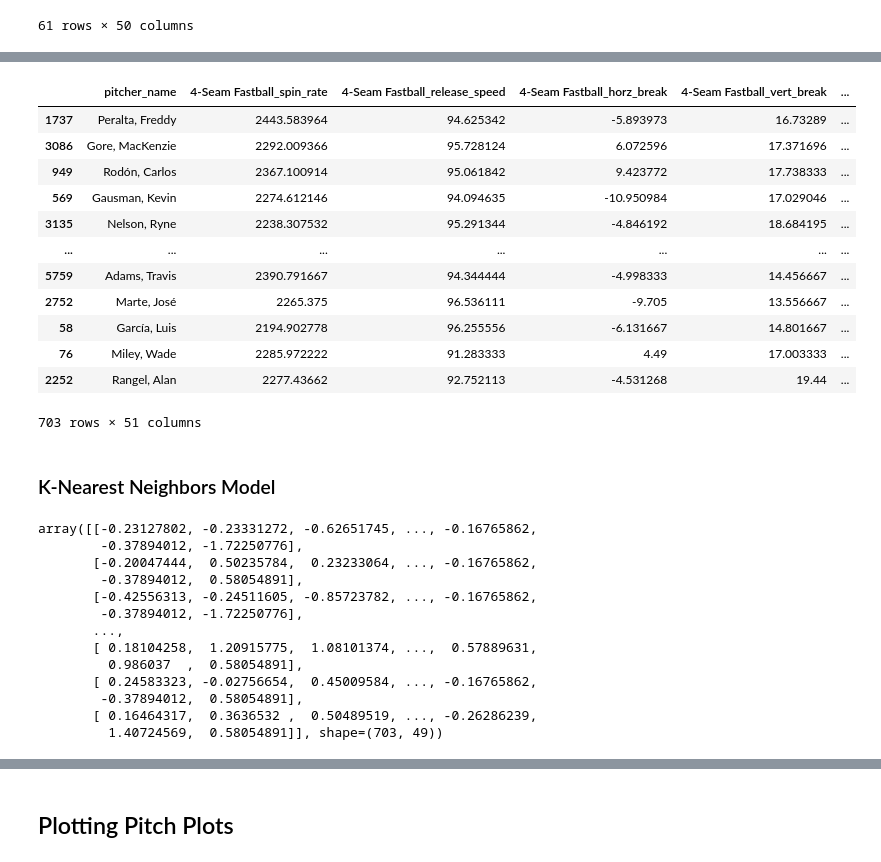
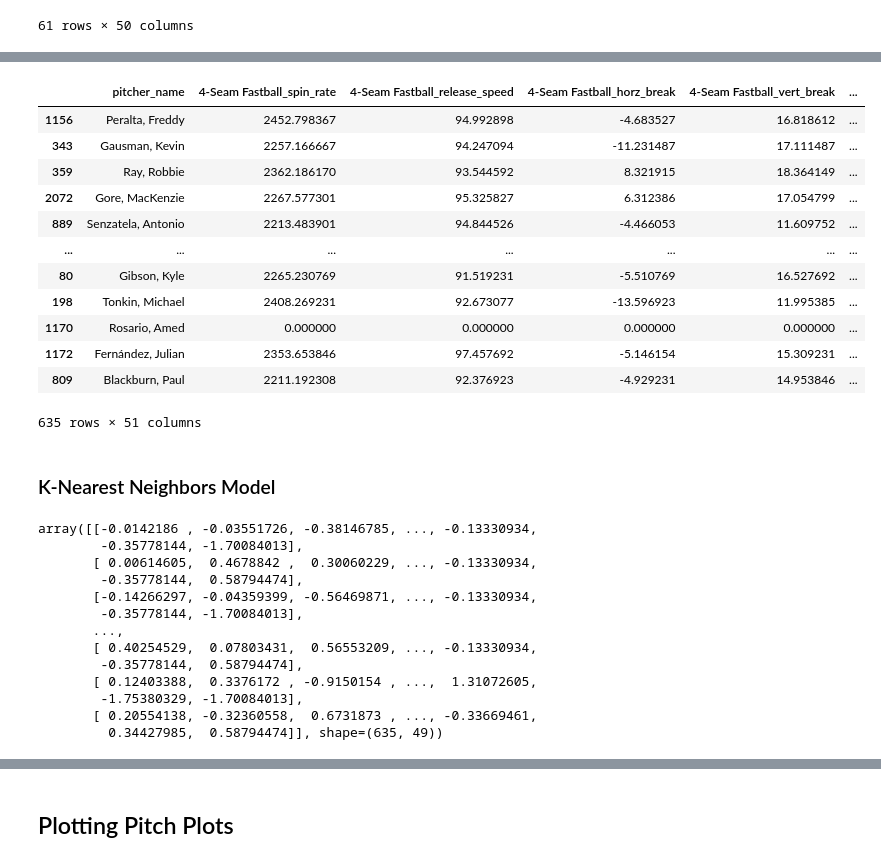
Before and after one commit to jackkalsched/UCSD_Baseball_25, a Jupyter notebook: Pitching/mlb arsenal comparisons/big_league_comparison.ipynb, the cells around one changed output, grey strips where cells are left out. Drawn from its saved outputs; the diff is of its cells as text; code cells hidden in the pictures.

```diff
--- a/Pitching/mlb arsenal comparisons/big_league_comparison.ipynb
+++ b/Pitching/mlb arsenal comparisons/big_league_comparison.ipynb
@@ -28,7 +28,7 @@ warnings.filterwarnings("ignore")
 # Loading in the Data
 # %%
 ## the code below to run the data takes like 5 1/2 min to run but we get 4 years worth of data
-start_date = '2024-03-01'
+start_date = '2025-03-01'
 end_date = '2025-08-01'
 
 statcast_data = pyb.statcast(start_date, end_date)
@@ -369,32 +368,32 @@ mlb_vectors_withhand
 # %%
 # Encode handedness for KNN model (Left = 0, Right = 1)
 def encode_handedness(row):
 
     if (row['handedness'] == 'R') | (row['handedness'] == 'Right'):
         row['handedness'] = 1
     if (row['handedness'] == 'L') | (row['handedness'] == 'Left'):
         row['handedness'] = 0
 
     return row
 
 mlb_vectors_withhand = mlb_vectors_withhand.apply(encode_handedness, axis = 1).copy().drop_duplicates(subset = 'pitcher_name').sort_values(by = 'count_pitch', ascending = False)
-mlb_vectors_withhand = mlb_vectors_withhand[mlb_vectors_withhand['count_pitch'] > 70]
+mlb_vectors_withhand = mlb_vectors_withhand[mlb_vectors_withhand['count_pitch'] > 25]
 ucsd_vectors_withhand = ucsd_vectors_withhand.apply(encode_handedness, axis = 1).copy().drop_duplicates(subset = 'pitcher')
 display(mlb_vectors_withhand)
 # %% [output]
 |  | pitcher_name | 4-Seam Fastball_spin_rate | 4-Seam Fastball_release_speed | 4-Seam Fastball_horz_break | 4-Seam Fastball_vert_break | ... |
-| 1737 | Peralta, Freddy | 2443.583964 | 94.625342 | -5.893973 | 16.73289 | ... |
-| 3086 | Gore, MacKenzie | 2292.009366 | 95.728124 | 6.072596 | 17.371696 | ... |
-| 949 | Rodón, Carlos | 2367.100914 | 95.061842 | 9.423772 | 17.738333 | ... |
-| 569 | Gausman, Kevin | 2274.612146 | 94.094635 | -10.950984 | 17.029046 | ... |
-| 3135 | Nelson, Ryne | 2238.307532 | 95.291344 | -4.846192 | 18.684195 | ... |
+| 1156 | Peralta, Freddy | 2452.798367 | 94.992898 | -4.683527 | 16.818612 | ... |
+| 343 | Gausman, Kevin | 2257.166667 | 94.247094 | -11.231487 | 17.111487 | ... |
+| 359 | Ray, Robbie | 2362.186170 | 93.544592 | 8.321915 | 18.364149 | ... |
+| 2072 | Gore, MacKenzie | 2267.577301 | 95.325827 | 6.312386 | 17.054799 | ... |
+| 889 | Senzatela, Antonio | 2213.483901 | 94.844526 | -4.466053 | 11.609752 | ... |
 | ... | ... | ... | ... | ... | ... | ... |
-| 5759 | Adams, Travis | 2390.791667 | 94.344444 | -4.998333 | 14.456667 | ... |
-| 2752 | Marte, José | 2265.375 | 96.536111 | -9.705 | 13.556667 | ... |
-| 58 | García, Luis | 2194.902778 | 96.255556 | -6.131667 | 14.801667 | ... |
-| 76 | Miley, Wade | 2285.972222 | 91.283333 | 4.49 | 17.003333 | ... |
-| 2252 | Rangel, Alan | 2277.43662 | 92.752113 | -4.531268 | 19.44 | ... |
+| 80 | Gibson, Kyle | 2265.230769 | 91.519231 | -5.510769 | 16.527692 | ... |
+| 198 | Tonkin, Michael | 2408.269231 | 92.673077 | -13.596923 | 11.995385 | ... |
+| 1170 | Rosario, Amed | 0.000000 | 0.000000 | 0.000000 | 0.000000 | ... |
+| 1172 | Fernández, Julian | 2353.653846 | 97.457692 | -5.146154 | 15.309231 | ... |
+| 809 | Blackburn, Paul | 2211.192308 | 92.376923 | -4.929231 | 14.953846 | ... |
-703 rows × 51 columns
+635 rows × 51 columns
 # %% [markdown]
 ### K-Nearest Neighbors Model
 # %%
@@ -411,19 +410,19 @@ x_ucsd_scaled = x_all_scaled[len(x_mlb):]
 # %%
 display(x_mlb_scaled)
 # %% [output]
-array([[-0.23127802, -0.23331272, -0.62651745, ..., -0.16765862,
-        -0.37894012, -1.72250776],
-       [-0.20047444,  0.50235784,  0.23233064, ..., -0.16765862,
-        -0.37894012,  0.58054891],
-       [-0.42556313, -0.24511605, -0.85723782, ..., -0.16765862,
-        -0.37894012, -1.72250776],
+array([[-0.0142186 , -0.03551726, -0.38146785, ..., -0.13330934,
+        -0.35778144, -1.70084013],
+       [ 0.00614605,  0.4678842 ,  0.30060229, ..., -0.13330934,
+        -0.35778144,  0.58794474],
+       [-0.14266297, -0.04359399, -0.56469871, ..., -0.13330934,
+        -0.35778144, -1.70084013],
        ...,
-       [ 0.18104258,  1.20915775,  1.08101374, ...,  0.57889631,
-         0.986037  ,  0.58054891],
-       [ 0.24583323, -0.02756654,  0.45009584, ..., -0.16765862,
-        -0.37894012,  0.58054891],
-       [ 0.16464317,  0.3636532 ,  0.50489519, ..., -0.26286239,
-         1.40724569,  0.58054891]], shape=(703, 49))
+       [ 0.40254529,  0.07803431,  0.56553209, ..., -0.13330934,
+        -0.35778144,  0.58794474],
+       [ 0.12403388,  0.3376172 , -0.9150154 , ...,  1.31072605,
+        -1.75380329, -1.70084013],
+       [ 0.20554138, -0.32360558,  0.6731873 , ..., -0.33669461,
+         0.34427985,  0.58794474]], shape=(635, 49))
 # %%
 from sklearn.neighbors import NearestNeighbors
 
```
Also changed, not shown: parts of 14 cells of this notebook, 4 other files.
